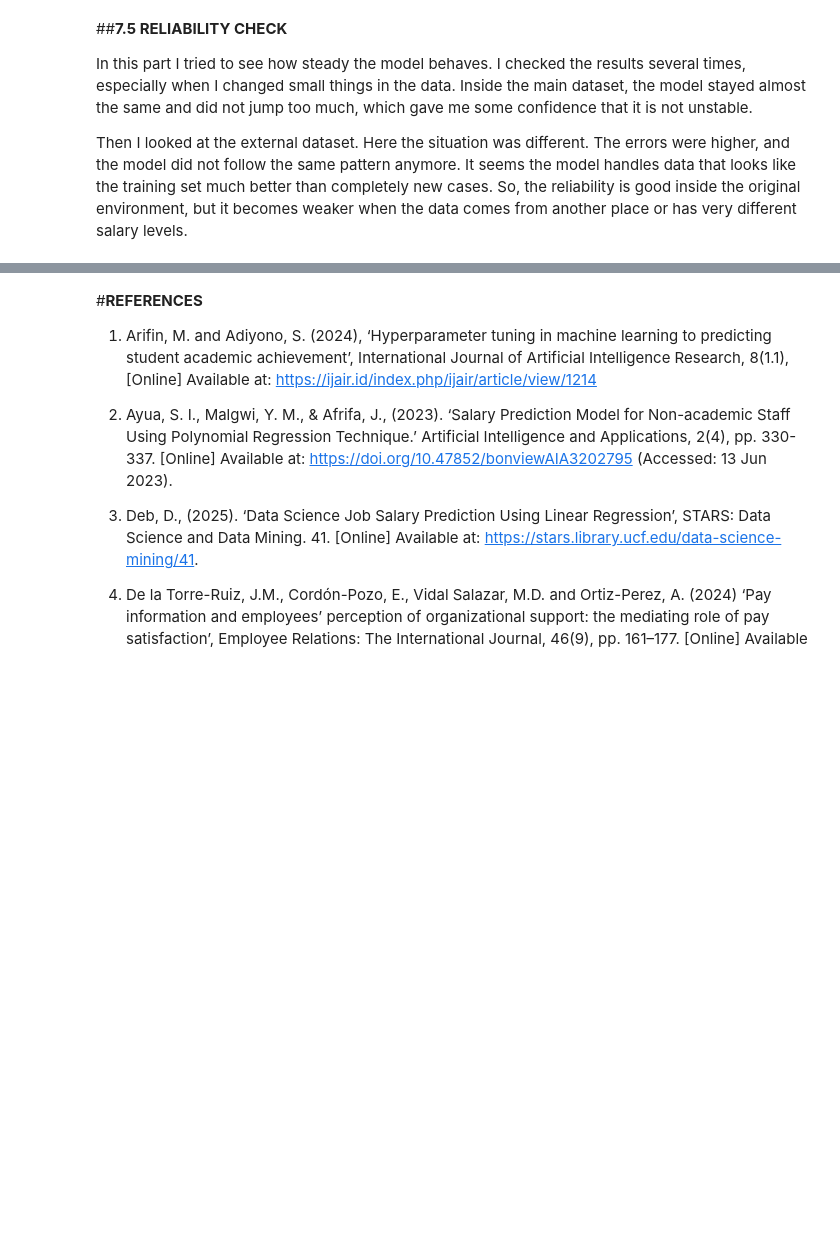
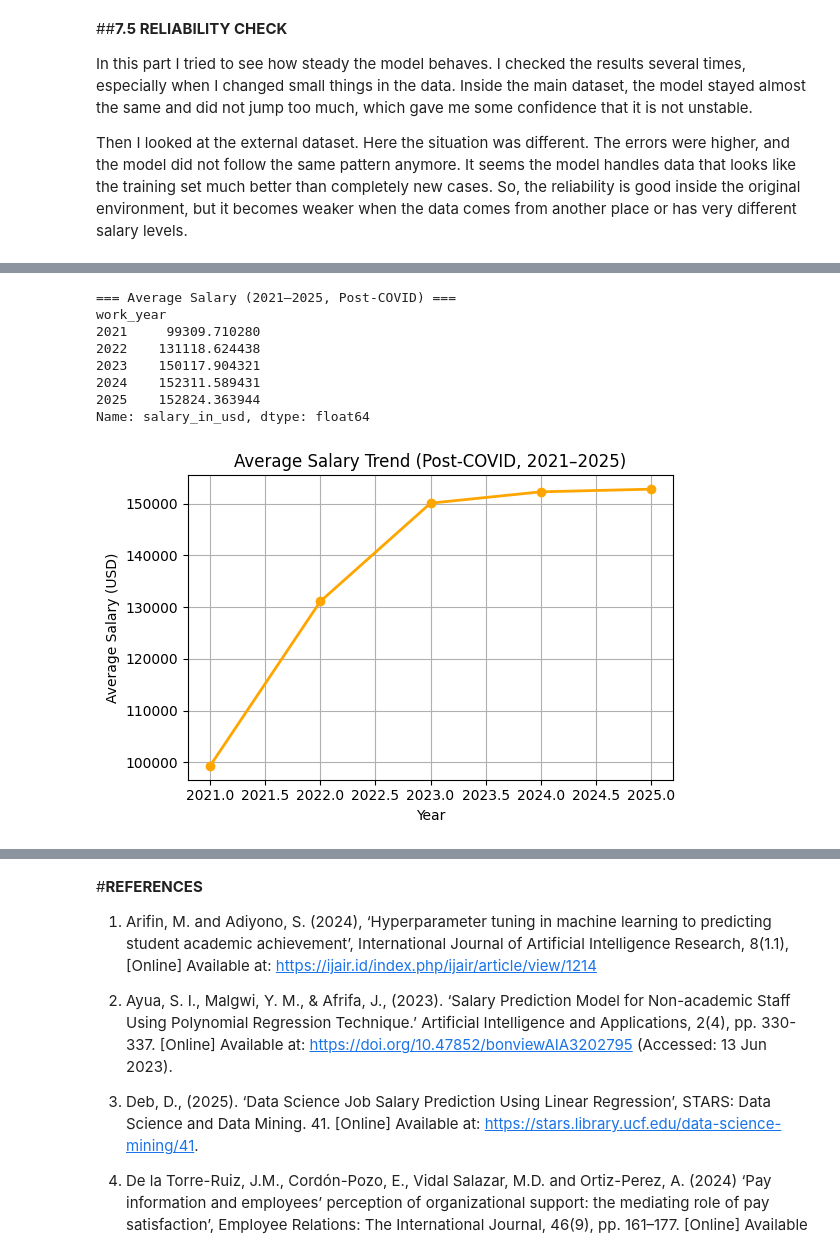
Before and after one commit to behrad-mohammadi/salary-prediction-data-jobs, a Jupyter notebook: Notebook/salary_analysis_main.ipynb, the cells around one changed output, grey strips where cells are left out. Cells and saved outputs as stored; diff of their text form; code cells hidden in the pictures; blank space fills up the shorter version.

```diff
--- a/Notebook/salary_analysis_main.ipynb
+++ b/Notebook/salary_analysis_main.ipynb
@@ -1544,0 +1610,33 @@ Then I looked at the external dataset. Here the situation was different. The err
+# %%
+# --- 8.3.B Salary Trend 2021–2025 (Post-COVID) ---
+
+# Filter for post-COVID years
+df_covid = df_model[df_model["work_year"] >= 2021]
+
+trend_covid = df_covid.groupby("work_year")["salary_in_usd"].mean()
+
+print("=== Average Salary (2021–2025, Post-COVID) ===")
+print(trend_covid)
+
+plt.figure(figsize=(6,4))
+plt.plot(trend_covid.index, trend_covid.values, marker="o", color="orange", linewidth=2)
+plt.title("Average Salary Trend (Post-COVID, 2021–2025)")
+plt.xlabel("Year")
+plt.ylabel("Average Salary (USD)")
+plt.grid(True)
+plt.tight_layout()
+
+# Save figure
+plt.savefig(fig_path + "Figure_8_2_salary_trend_post_covid.png", dpi=300)
+
+plt.show()
+# %% [output]
+=== Average Salary (2021–2025, Post-COVID) ===
+work_year
+2021     99309.710280
+2022    131118.624438
+2023    150117.904321
+2024    152311.589431
+2025    152824.363944
+Name: salary_in_usd, dtype: float64
+[figure, added]
```
Also changed, not shown: parts of 6 cells of this notebook.
